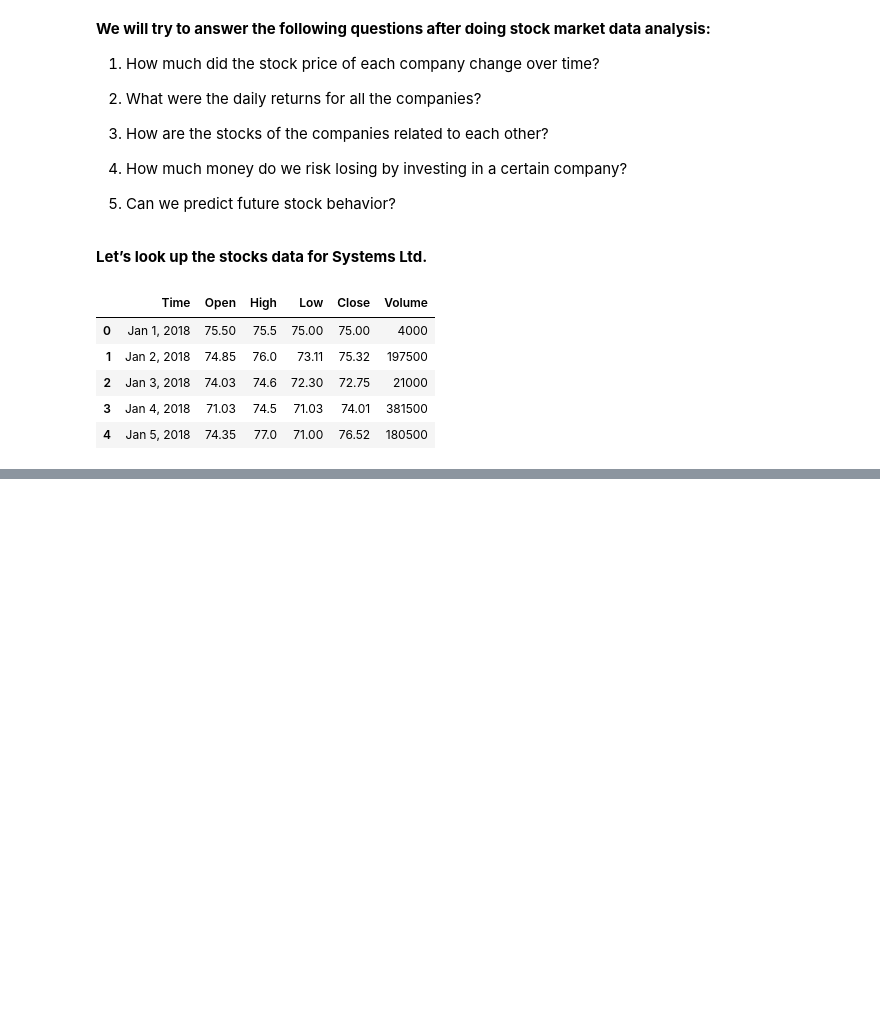
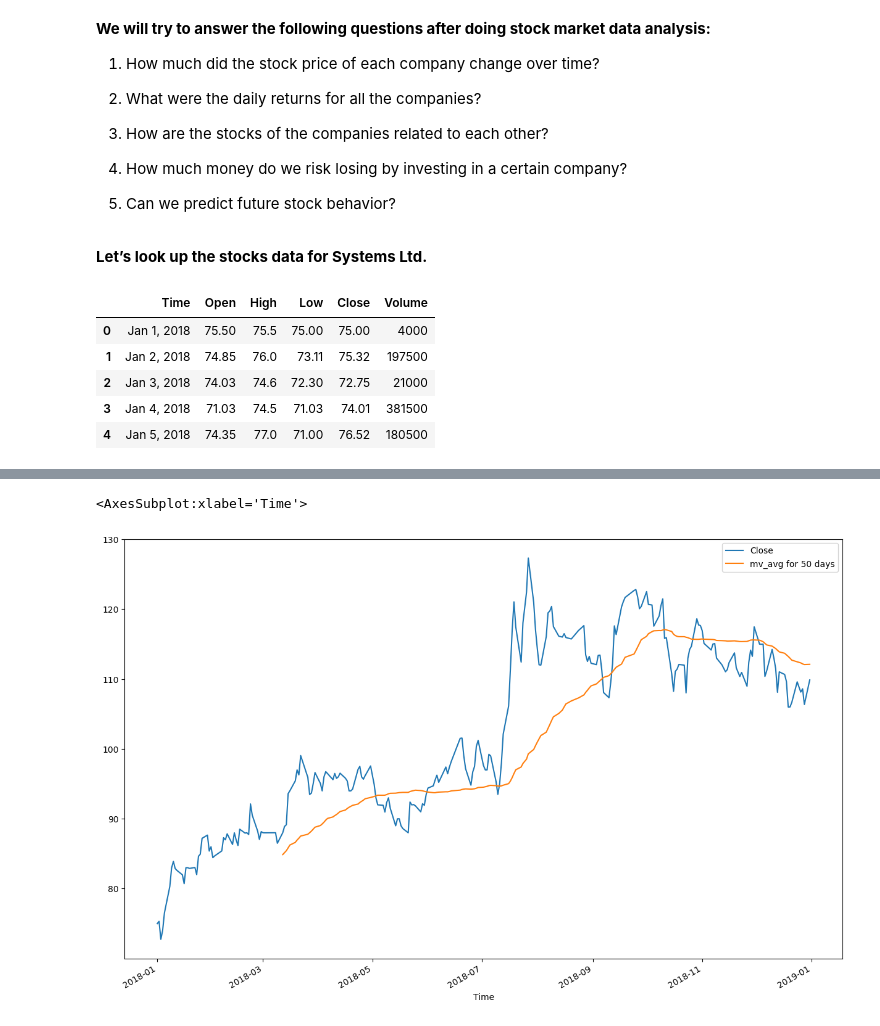
Before and after one commit to ZobaerIslam/stockMarketAnalysis, a Jupyter notebook: stock_market_analysis.ipynb, the cells around one changed output, grey strips where cells are left out. Cells and saved outputs as stored; diff of their text form; code cells hidden in the pictures; blank space fills up the shorter version.

```diff
--- a/stock_market_analysis.ipynb
+++ b/stock_market_analysis.ipynb
@@ -37,0 +125,6 @@ sys.head()
+# %%
+# Plotting the closing price with moving avarage for comprison
+sys[['Close', 'mv_avg for 50 days']].plot(figsize=(15,10))
+# %% [output]
+<AxesSubplot:xlabel='Time'>
+[figure, added]
```
Also changed, not shown: parts of 36 cells of this notebook, 1 other file.
